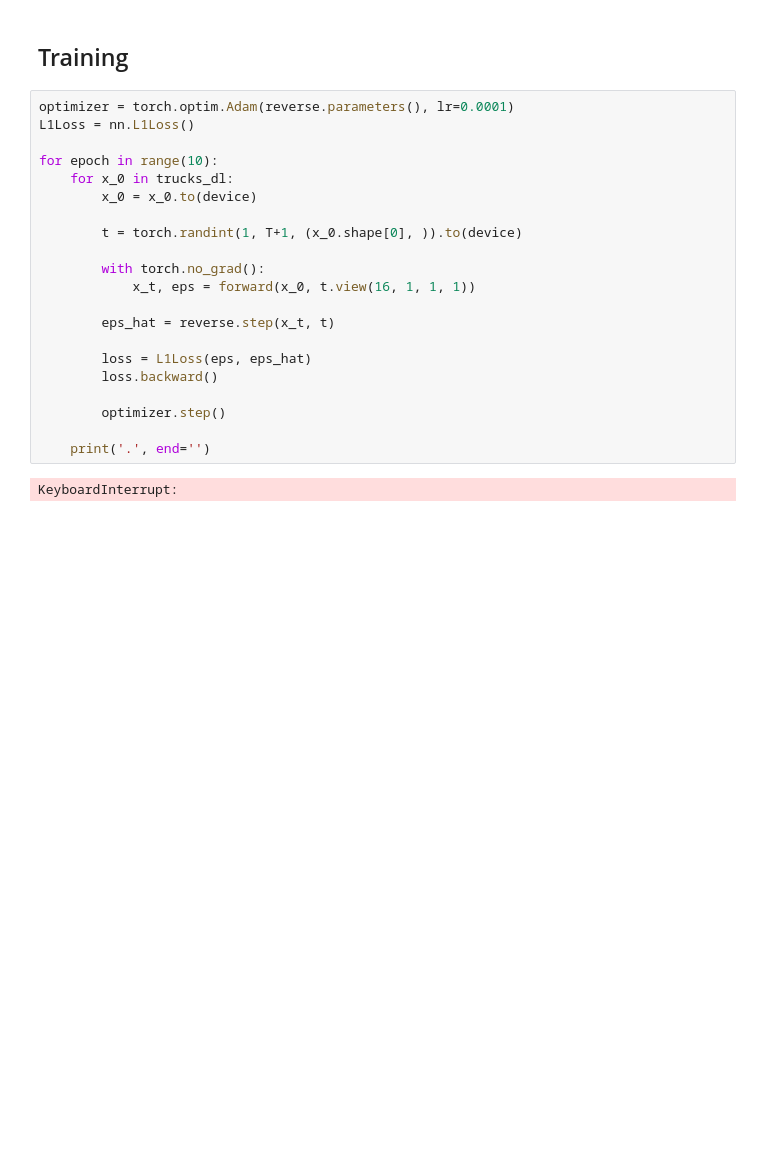
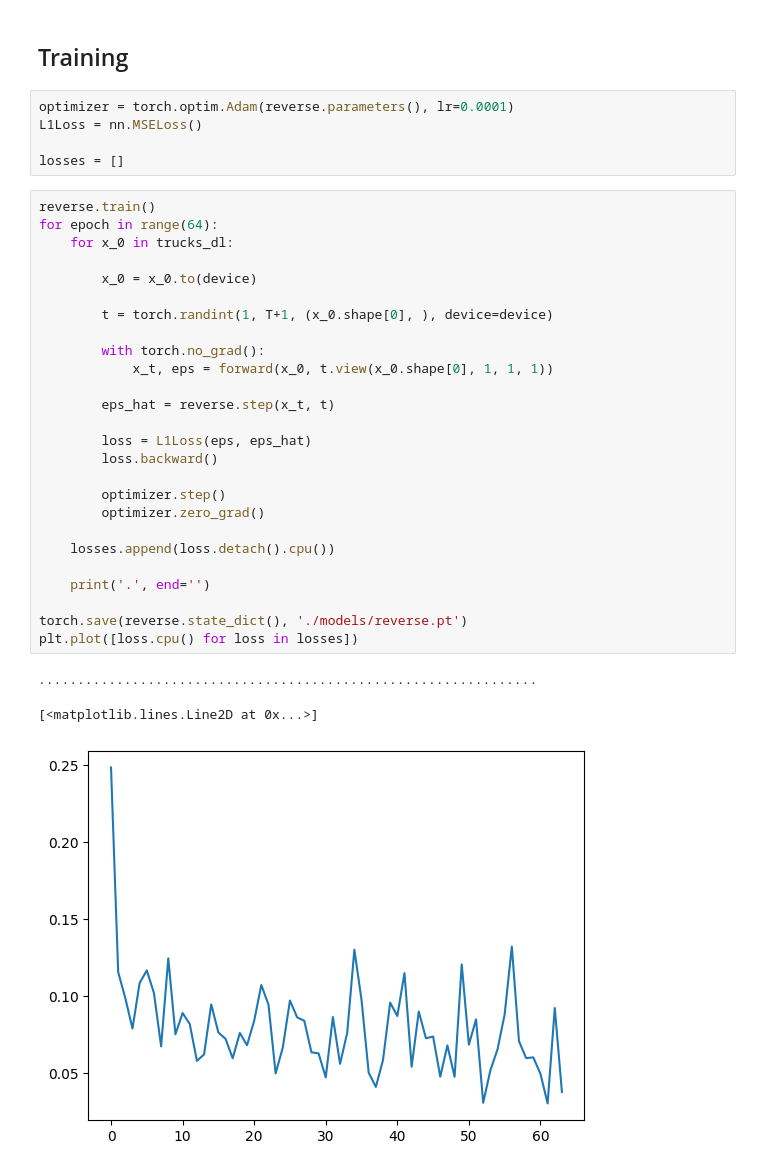
Before and after one commit to jshe2304/ddpm, a Jupyter notebook: ddpm.ipynb, the cells around one changed output. Saved outputs shown, nothing was run; the diff lists cells and outputs as text; blank space fills up the shorter version.

```diff
--- a/ddpm.ipynb
+++ b/ddpm.ipynb
@@ -73,25 +72,37 @@ for i in range(8):
 # %% [markdown]
 ## Training
+# %%
+optimizer = torch.optim.Adam(reverse.parameters(), lr=0.0001)
+L1Loss = nn.MSELoss()
+
+losses = []
 # %%
-optimizer = torch.optim.Adam(reverse.parameters(), lr=0.0001)
-L1Loss = nn.L1Loss()
+reverse.train()
+for epoch in range(64):
+    for x_0 in trucks_dl:
 
-for epoch in range(10):
-    for x_0 in trucks_dl:
         x_0 = x_0.to(device)
 
-        t = torch.randint(1, T+1, (x_0.shape[0], )).to(device)
+        t = torch.randint(1, T+1, (x_0.shape[0], ), device=device)
 
         with torch.no_grad():
-            x_t, eps = forward(x_0, t.view(16, 1, 1, 1))
+            x_t, eps = forward(x_0, t.view(x_0.shape[0], 1, 1, 1))
 
         eps_hat = reverse.step(x_t, t)
 
         loss = L1Loss(eps, eps_hat)
         loss.backward()
 
         optimizer.step()
+        optimizer.zero_grad()
+
+    losses.append(loss.detach().cpu())
 
     print('.', end='')
+
+torch.save(reverse.state_dict(), './models/reverse.pt')
+plt.plot([loss.cpu() for loss in losses])
 # %% [output]
-KeyboardInterrupt:
+................................................................
+[<matplotlib.lines.Line2D at 0x...>]
+[figure, added]
```
Also changed, not shown: parts of 5 cells of this notebook, 5 other files.
